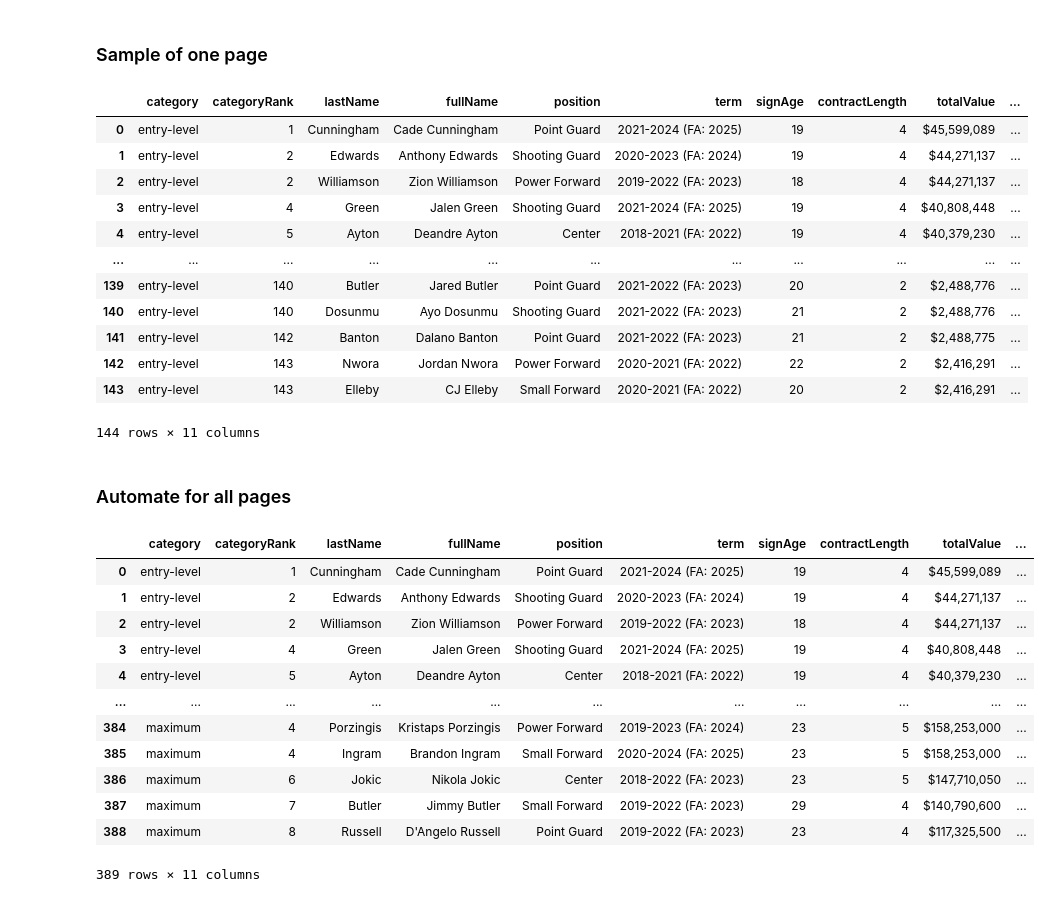
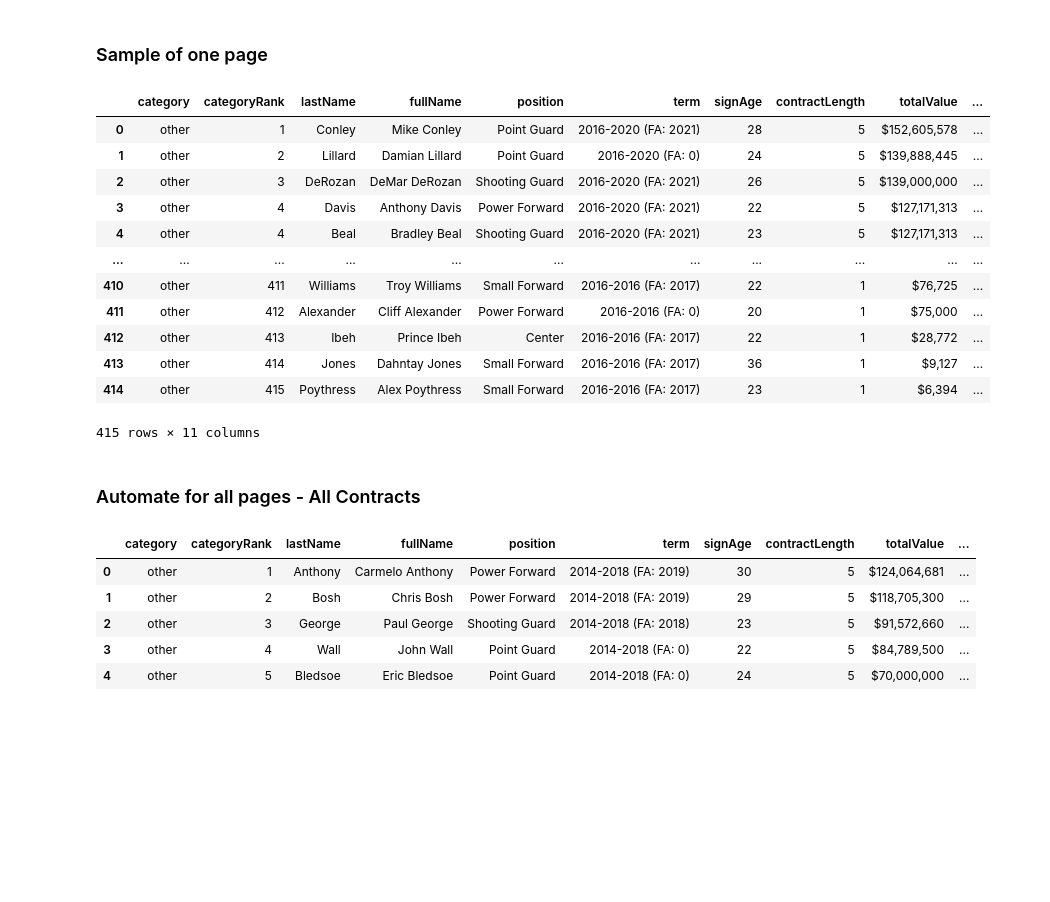
Before and after one commit to shawzy2/ST540_NBA_Contracts, a Jupyter notebook: scrape/scraper_sporttrac.ipynb, the cells around one changed output. Cells and saved outputs as stored; diff of their text form; code cells hidden in the pictures; blank space fills up the shorter version.

Commit message:
collect data for all contracts since 2014, all stats since 2011

```diff
--- a/scrape/scraper_sporttrac.ipynb
+++ b/scrape/scraper_sporttrac.ipynb
@@ -19,13 +19,14 @@ ssl._create_default_https_context = ssl._create_unverified_context
 ### Sample of one page
 # %%
 # get html, convert to bs4 object
-category = 'entry-level'
-url = f'https://www.spotrac.com/nba/contracts/sort-value/type-{category}/limit-500/'
+start = 2016
+url = f'https://www.spotrac.com/nba/contracts/sort-value/all-time/start-{start}/limit-500/'
 page = urlopen(url)
 html = page.read().decode("utf-8")
 soup = BeautifulSoup(html, 'html.parser')
 # %%
 players = []
+category = 'other'
 for row in soup.find_all('tr'):
 #     cell = [re.sub('\s+',' ',item.strip()) for item in row.find_all('td') if item not None]
     row_data = [category]
@@ -58,23 +59,23 @@ df = df.drop(['empty'], axis=1)
 df
 # %% [output]
 |  | category | categoryRank | lastName | fullName | position | term | signAge | contractLength | totalValue | ... |
-| 0 | entry-level | 1 | Cunningham | Cade Cunningham | Point Guard | 2021-2024 (FA: 2025) | 19 | 4 | $45,599,089 | ... |
-| 1 | entry-level | 2 | Edwards | Anthony Edwards | Shooting Guard | 2020-2023 (FA: 2024) | 19 | 4 | $44,271,137 | ... |
-| 2 | entry-level | 2 | Williamson | Zion Williamson | Power Forward | 2019-2022 (FA: 2023) | 18 | 4 | $44,271,137 | ... |
-| 3 | entry-level | 4 | Green | Jalen Green | Shooting Guard | 2021-2024 (FA: 2025) | 19 | 4 | $40,808,448 | ... |
-| 4 | entry-level | 5 | Ayton | Deandre Ayton | Center | 2018-2021 (FA: 2022) | 19 | 4 | $40,379,230 | ... |
+| 0 | other | 1 | Conley | Mike Conley | Point Guard | 2016-2020 (FA: 2021) | 28 | 5 | $152,605,578 | ... |
+| 1 | other | 2 | Lillard | Damian Lillard | Point Guard | 2016-2020 (FA: 0) | 24 | 5 | $139,888,445 | ... |
+| 2 | other | 3 | DeRozan | DeMar DeRozan | Shooting Guard | 2016-2020 (FA: 2021) | 26 | 5 | $139,000,000 | ... |
+| 3 | other | 4 | Davis | Anthony Davis | Power Forward | 2016-2020 (FA: 2021) | 22 | 5 | $127,171,313 | ... |
+| 4 | other | 4 | Beal | Bradley Beal | Shooting Guard | 2016-2020 (FA: 2021) | 23 | 5 | $127,171,313 | ... |
 | ... | ... | ... | ... | ... | ... | ... | ... | ... | ... | ... |
-| 139 | entry-level | 140 | Butler | Jared Butler | Point Guard | 2021-2022 (FA: 2023) | 20 | 2 | $2,488,776 | ... |
-| 140 | entry-level | 140 | Dosunmu | Ayo Dosunmu | Shooting Guard | 2021-2022 (FA: 2023) | 21 | 2 | $2,488,776 | ... |
-| 141 | entry-level | 142 | Banton | Dalano Banton | Point Guard | 2021-2022 (FA: 2023) | 21 | 2 | $2,488,775 | ... |
-| 142 | entry-level | 143 | Nwora | Jordan Nwora | Power Forward | 2020-2021 (FA: 2022) | 22 | 2 | $2,416,291 | ... |
-| 143 | entry-level | 143 | Elleby | CJ Elleby | Small Forward | 2020-2021 (FA: 2022) | 20 | 2 | $2,416,291 | ... |
+| 410 | other | 411 | Williams | Troy Williams | Small Forward | 2016-2016 (FA: 2017) | 22 | 1 | $76,725 | ... |
+| 411 | other | 412 | Alexander | Cliff Alexander | Power Forward | 2016-2016 (FA: 0) | 20 | 1 | $75,000 | ... |
+| 412 | other | 413 | Ibeh | Prince Ibeh | Center | 2016-2016 (FA: 2017) | 22 | 1 | $28,772 | ... |
+| 413 | other | 414 | Jones | Dahntay Jones | Small Forward | 2016-2016 (FA: 2017) | 36 | 1 | $9,127 | ... |
+| 414 | other | 415 | Poythress | Alex Poythress | Small Forward | 2016-2016 (FA: 2017) | 23 | 1 | $6,394 | ... |
-144 rows × 11 columns
+415 rows × 11 columns
 # %% [markdown]
-### Automate for all pages
+### Automate for all pages - All Contracts
 # %%
-def download_html(category):
-    url = f'https://www.spotrac.com/nba/contracts/sort-value/type-{category}/limit-500/'
+def download_html(start):
+    url = f'https://www.spotrac.com/nba/contracts/sort-value/all-time/start-{start}/limit-500/'
     page = urlopen(url)
     html = page.read().decode("utf-8")
     soup = BeautifulSoup(html, 'html.parser')
@@ -104,23 +105,13 @@ def extract_players(soup, category):
     # drop first frow
     return players[1:]
 # %%
-categories = [
-    'entry-level',
-    'rookie-extension',
-    'rookie-maximum-extension',
-    'designated-rookie-extension',
-    'veteran-extension',
-    'designated-player-veteran-extension',
-    'free-agent',
-    'maximum',
-    'rest-of-season'
-]
+years = [y for y in range(2014,2022)]
 players = []
 
-for category in categories:
+for year in years:
     try:
-        soup = download_html(category)
-        players.extend(extract_players(soup, category))
+        soup = download_html(year)
+        players.extend(extract_players(soup, 'other'))
         time.sleep(0.5) # don't get caught scraping (we don't want to get banned)
     except:
         print('failed on ' + category)
@@ -133,18 +124,11 @@ df['position'] = df['position'].str.strip()
 df['term'] = df['term'].str.strip()
 df['signBonus'] = np.where(df['signBonus']=='0-', '$0', df['signBonus'])
 # %%
-df
+df.head()
 # %% [output]
 |  | category | categoryRank | lastName | fullName | position | term | signAge | contractLength | totalValue | ... |
-| 0 | entry-level | 1 | Cunningham | Cade Cunningham | Point Guard | 2021-2024 (FA: 2025) | 19 | 4 | $45,599,089 | ... |
-| 1 | entry-level | 2 | Edwards | Anthony Edwards | Shooting Guard | 2020-2023 (FA: 2024) | 19 | 4 | $44,271,137 | ... |
-| 2 | entry-level | 2 | Williamson | Zion Williamson | Power Forward | 2019-2022 (FA: 2023) | 18 | 4 | $44,271,137 | ... |
-| 3 | entry-level | 4 | Green | Jalen Green | Shooting Guard | 2021-2024 (FA: 2025) | 19 | 4 | $40,808,448 | ... |
-| 4 | entry-level | 5 | Ayton | Deandre Ayton | Center | 2018-2021 (FA: 2022) | 19 | 4 | $40,379,230 | ... |
-| ... | ... | ... | ... | ... | ... | ... | ... | ... | ... | ... |
-| 384 | maximum | 4 | Porzingis | Kristaps Porzingis | Power Forward | 2019-2023 (FA: 2024) | 23 | 5 | $158,253,000 | ... |
-| 385 | maximum | 4 | Ingram | Brandon Ingram | Small Forward | 2020-2024 (FA: 2025) | 23 | 5 | $158,253,000 | ... |
-| 386 | maximum | 6 | Jokic | Nikola Jokic | Center | 2018-2022 (FA: 2023) | 23 | 5 | $147,710,050 | ... |
-| 387 | maximum | 7 | Butler | Jimmy Butler | Small Forward | 2019-2022 (FA: 2023) | 29 | 4 | $140,790,600 | ... |
-| 388 | maximum | 8 | Russell | D'Angelo Russell | Point Guard | 2019-2022 (FA: 2023) | 23 | 4 | $117,325,500 | ... |
+| 0 | other | 1 | Anthony | Carmelo Anthony | Power Forward | 2014-2018 (FA: 2019) | 30 | 5 | $124,064,681 | ... |
+| 1 | other | 2 | Bosh | Chris Bosh | Power Forward | 2014-2018 (FA: 2019) | 29 | 5 | $118,705,300 | ... |
+| 2 | other | 3 | George | Paul George | Shooting Guard | 2014-2018 (FA: 2018) | 23 | 5 | $91,572,660 | ... |
+| 3 | other | 4 | Wall | John Wall | Point Guard | 2014-2018 (FA: 0) | 22 | 5 | $84,789,500 | ... |
+| 4 | other | 5 | Bledsoe | Eric Bledsoe | Point Guard | 2014-2018 (FA: 0) | 24 | 5 | $70,000,000 | ... |
-389 rows × 11 columns
```
Also changed, not shown: parts of 17 cells of this notebook, 7 other files.
